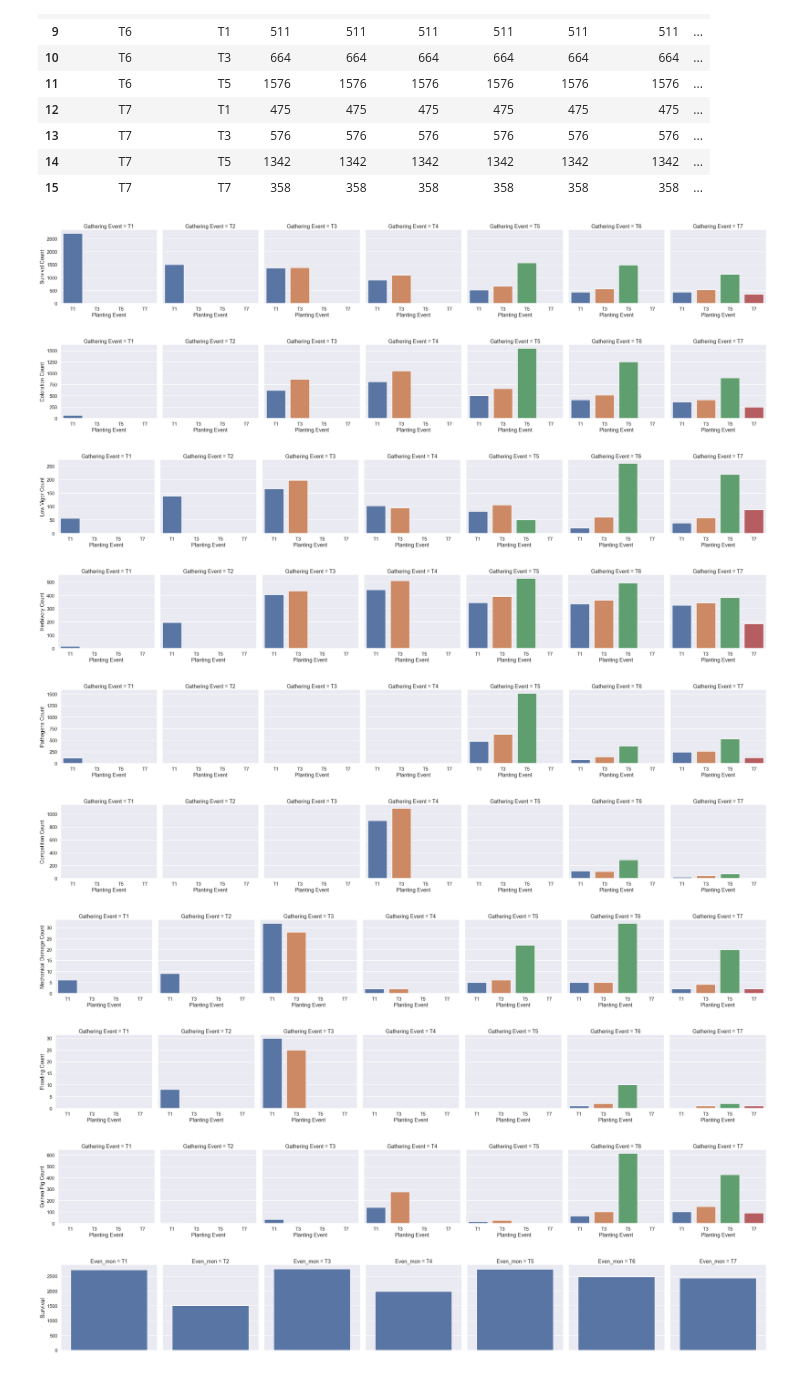
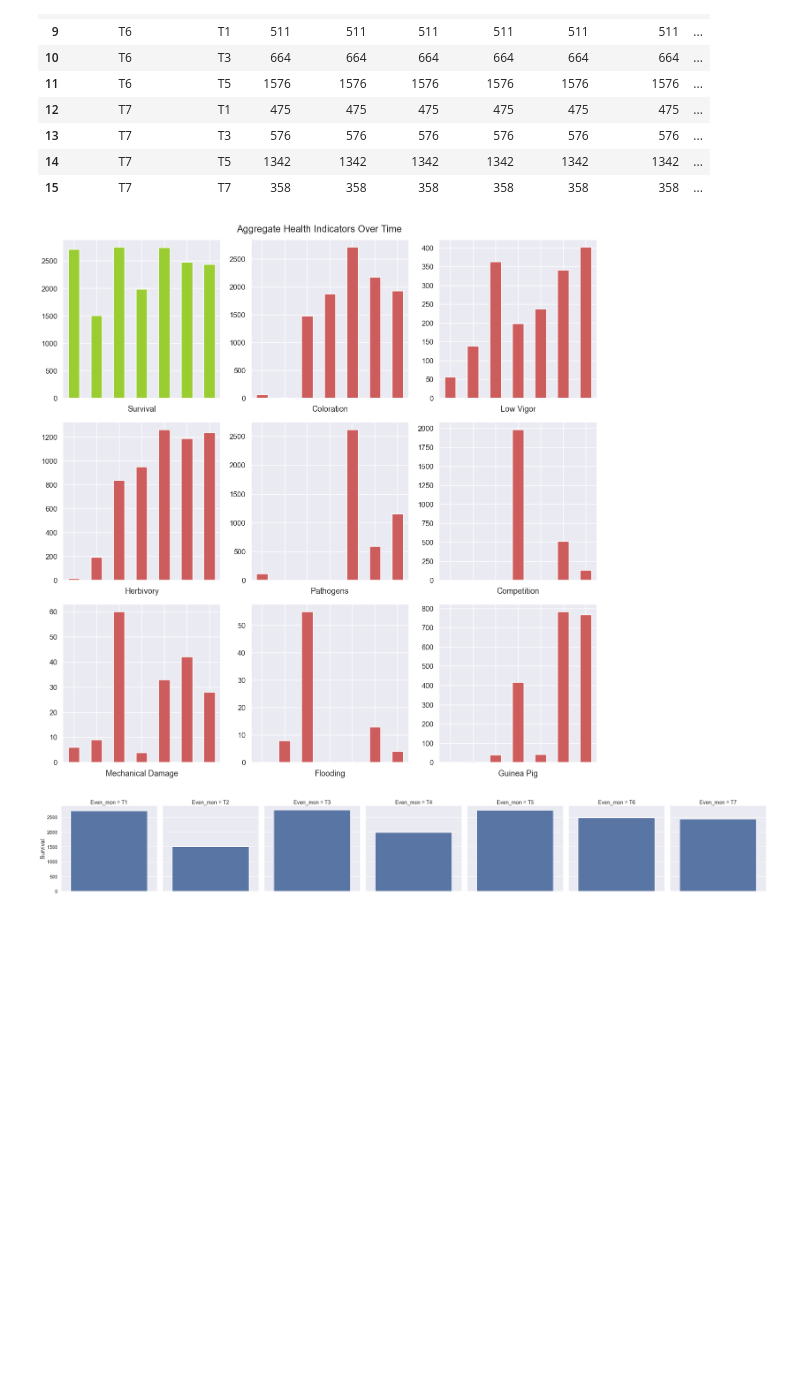
Before and after one commit to Slid61/Plant-Restoration-Data, a Jupyter notebook: Udacity Final Data Submission.ipynb, the cells around one changed output. Drawn from its saved outputs; the diff is of its cells as text; code cells hidden in the pictures; blank space fills up the shorter version.

```diff
--- a/Udacity Final Data Submission.ipynb
+++ b/Udacity Final Data Submission.ipynb
@@ -834,45 +855,37 @@ affectations_per_period
 | 15 | T7 | T7 | 358 | 358 | 358 | 358 | 358 | 358 | ... |
 # %%
 # Here we plot the types of affectations over time.
-affectations_per_period = reserve.groupby(['Even_mon', 'Period planted'])[affectations].sum().reset_index()
-affectations_per_period.rename(columns={'Even_mon':'Gathering Event'}, inplace=True)
+affectations_over_time = reserve.groupby('Even_mon')[affectations].sum()
 aff_dict = {'Sup_Ind' : 'Survival',
  'Coloracion': 'Coloration',
  'Vigor bajo': 'Low Vigor',
  'Herbivoria': 'Herbivory',
  'Patogenos': 'Pathogens',
  'Competencia': 'Competition',
  'Daño mecanico': 'Mechanical Damage',
  'Anegamiento': 'Flooding',
  'Daño por Curi': 'Guinea Pig'}
-
+fig, ax = plt.subplots(3, 3, figsize=(18, 18))
+row = 0
+col = 0
+rep = 0
 for aff in affectations:
-    fig = sns.catplot(x="Period planted",
-                      y=aff,
-                      hue="Period planted",
-                      col='Gathering Event',
-                      data=affectations_per_period,
-                      kind='bar',
-                      dodge=False)
-    fig.set_axis_labels('Planting Event', f'{aff_dict[aff]} Count')
-
-
-# It's unknown if the T1 plants were healthier at the beginning or if we simply changed our sample methods
-# Starting from T2 it appears that internal plant factors like Coloration stay steady or decrease slightly over time
-# Younger plants seem to suffer more from Low Vigor which will then decrease over time
-# Herbivory seems to be fairly constant, which would make sense if the animals in question maintained steady populations
-# Pathogens seem to have been measured mostly in T5 and affected younger plants disproportionately. Is this sampling error?
-# Competition from exotic species seems to have been poorly tracked overall. The spike in T4 was due to a lack of cutting the grass
-# Mechanical damage also seems inconsistently tracked. It does however seem to affect younger plants more.
-# Waterlogging seems to be a periodic issue and not one that affects plants in a particularly strong fashion
-# Previously the damage from Guinea Pigs was measured as Herbivory until T6, and is possibly counted twice in T6. They seem to favor the young plants.
+    data = affectations_over_time[aff]
+    if row == 0 and col == 0:
+        color = 'yellowgreen'
+    else:
+        color = 'indianred'
+    data.plot.bar(ax=ax[row, col], color=color)
+    ax[row, col].set_xticklabels([])
+    ax[row, col].set_xlabel(aff_dict[aff])
+    if rep == 2 or rep == 5:
+        col = 0
+        row += 1
+    else:
+        col += 1
+    rep += 1
+fig.suptitle('Aggregate Health Indicators Over Time')
+fig.tight_layout()
+#fig.savefig(figures+'Fig02 Aggregate Health Indicators Over Time', dpi=1200)
 # %% [output]
-[figure, old version]
+[figure, new version]
-[figure, removed]
-[figure, removed]
-[figure, removed]
-[figure, removed]
-[figure, removed]
-[figure, removed]
-[figure, removed]
-[figure, removed]
```
Also changed, not shown: parts of 57 cells of this notebook, 4 other files.
